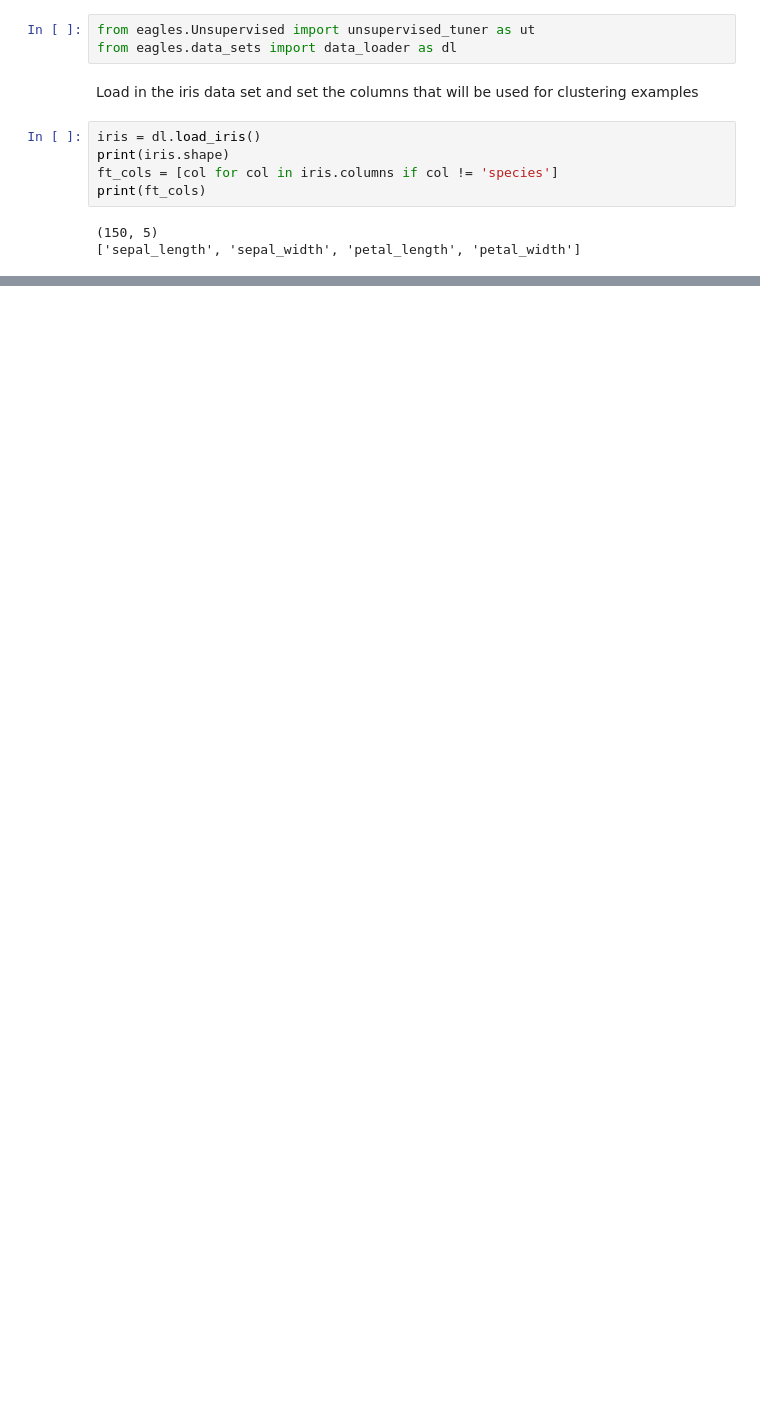
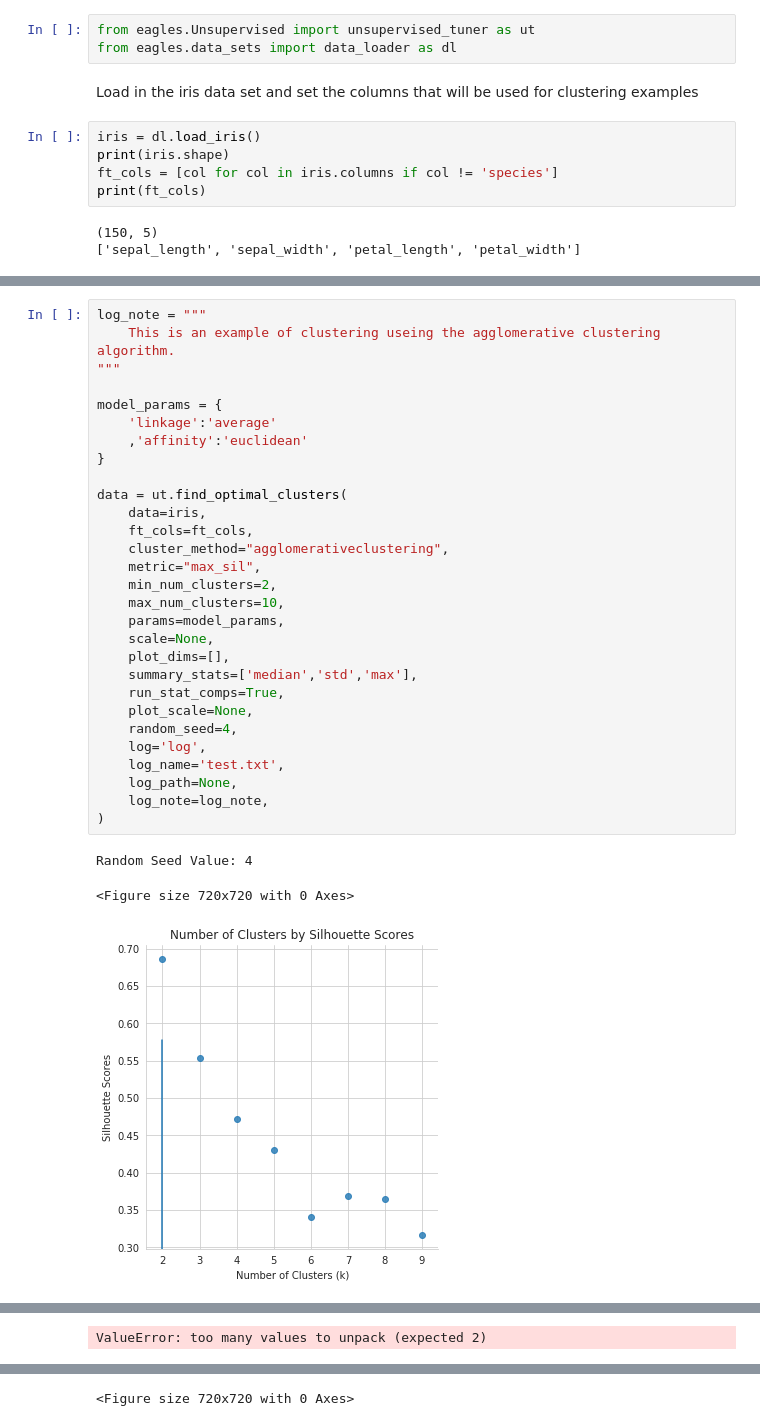
Before and after one commit to JFLandrigan/eagles, a Jupyter notebook: Unsupervised Tuning.ipynb, the cells around one changed output, grey strips where cells are left out. Cells and saved outputs as stored; diff of their text form; blank space fills up the shorter version.

```diff
--- a/Unsupervised Tuning.ipynb
+++ b/Unsupervised Tuning.ipynb
@@ -73,0 +86,33 @@ Name: Cluster, dtype: int64
+# %%
+log_note = """
+    This is an example of clustering useing the agglomerative clustering algorithm.
+"""
+
+model_params = {
+    'linkage':'average'
+    ,'affinity':'euclidean'
+}
+
+data = ut.find_optimal_clusters(
+    data=iris,
+    ft_cols=ft_cols,
+    cluster_method="agglomerativeclustering",
+    metric="max_sil",
+    min_num_clusters=2,
+    max_num_clusters=10,
+    params=model_params,
+    scale=None,
+    plot_dims=[],
+    summary_stats=['median','std','max'],
+    run_stat_comps=True,
+    plot_scale=None,
+    random_seed=4,
+    log='log',
+    log_name='test.txt',
+    log_path=None,
+    log_note=log_note,
+)
+# %% [output]
+Random Seed Value: 4
+<Figure size 720x720 with 0 Axes>
+[figure, added]
@@ -73,0 +136 @@ Name: Cluster, dtype: int64
+ValueError: too many values to unpack (expected 2)
@@ -73,0 +138 @@ Name: Cluster, dtype: int64
+<Figure size 720x720 with 0 Axes>
```
Also changed, not shown: parts of 6 cells of this notebook, 8 other files.
